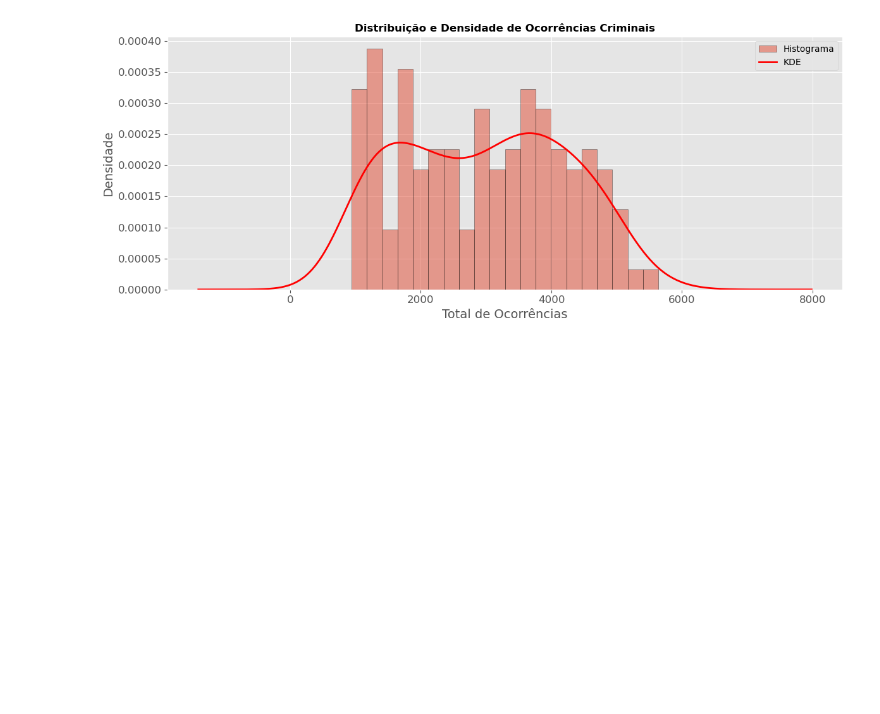
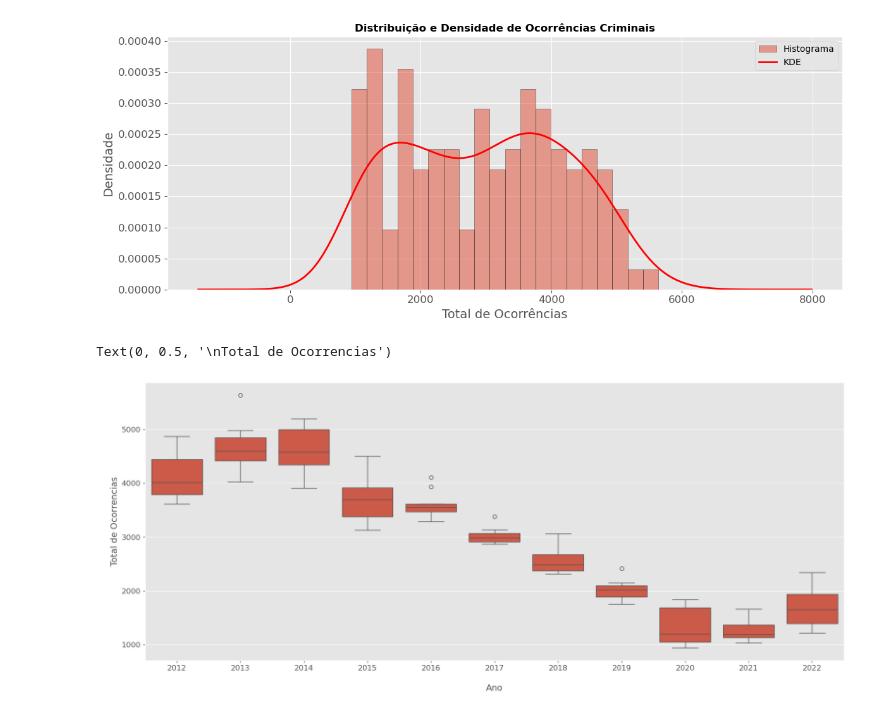
Before and after one commit to RicardodeSouzaSilva/DataVerso, a Jupyter notebook: Analise_Roubos_Series_Temporais.ipynb, the cells around one changed output. Cells and saved outputs as stored; diff of their text form; code cells hidden in the pictures; blank space fills up the shorter version.

```diff
--- a/Analise_Roubos_Series_Temporais.ipynb
+++ b/Analise_Roubos_Series_Temporais.ipynb
@@ -323,3 +327,67 @@ plt.tight_layout()
 plt.show()
 # %% [output]
 [figure]
+# %%
+# =====================================================================
+# ANÁLISE DA DISTRIBUIÇÃO DOS DADOS POR ANO (BOXPLOT)
+# =====================================================================
+
+# Cria uma figura (fig) e um eixo (ax) para a construção do gráfico.
+#
+# figsize=(15,6) define o tamanho da figura:
+# - 15 polegadas de largura
+# - 6 polegadas de altura
+#
+# O objeto 'ax' será utilizado pelo Seaborn para desenhar o boxplot.
+fig, ax = plt.subplots(figsize=(20, 8))
+
+# ---------------------------------------------------------------------
+# DEFINIÇÃO DAS VARIÁVEIS
+# ---------------------------------------------------------------------
+# Extrai o ano de cada data presente no índice da série temporal.
+
+# Exemplo:
+# 2020-01-01 → 2020
+# 2021-05-01 → 2021
+
+# O resultado será utilizado para agrupar os dados por ano.
+indice_ano = dados_serie['TOTAL_OCORRENCIAS'].index.year
+
+# Armazena os valores da variável 'TOTAL_OCORRENCIAS'
+# em uma variável para facilitar a leitura do código.
+valor = dados_serie.TOTAL_OCORRENCIAS
+
+# ---------------------------------------------------------------------
+# CRIAÇÃO DO BOXPLOT
+# ---------------------------------------------------------------------
+
+# Cria um boxplot para cada ano da série temporal.
+#
+# x = indice_ano
+#     Define que o eixo X será composto pelos anos.
+#
+# y = valor
+#     Define que o eixo Y conterá os valores de usuários ativos.
+#
+# ax = ax
+#     Informa em qual eixo da figura o gráfico será desenhado.
+#
+# data = dados_serie
+#     Define o DataFrame utilizado como fonte dos dados.
+sns.boxplot(
+    x=indice_ano,
+    y=valor,
+    ax=ax,
+    data=dados_serie
+)
+
+# PERSONALIZAÇÃO DOS EIXOS
+# Define o rótulo do eixo X.
+# '\n' adiciona um pequeno espaço entre o gráfico e o texto.
+plt.xlabel("\nAno")
+
+# Define o rótulo do eixo Y.
+plt.ylabel("\nTotal de Ocorrencias")
+# %% [output]
+Text(0, 0.5, '\nTotal de Ocorrencias')
+[figure, added]
```
Also changed, not shown: parts of 3 cells of this notebook.
